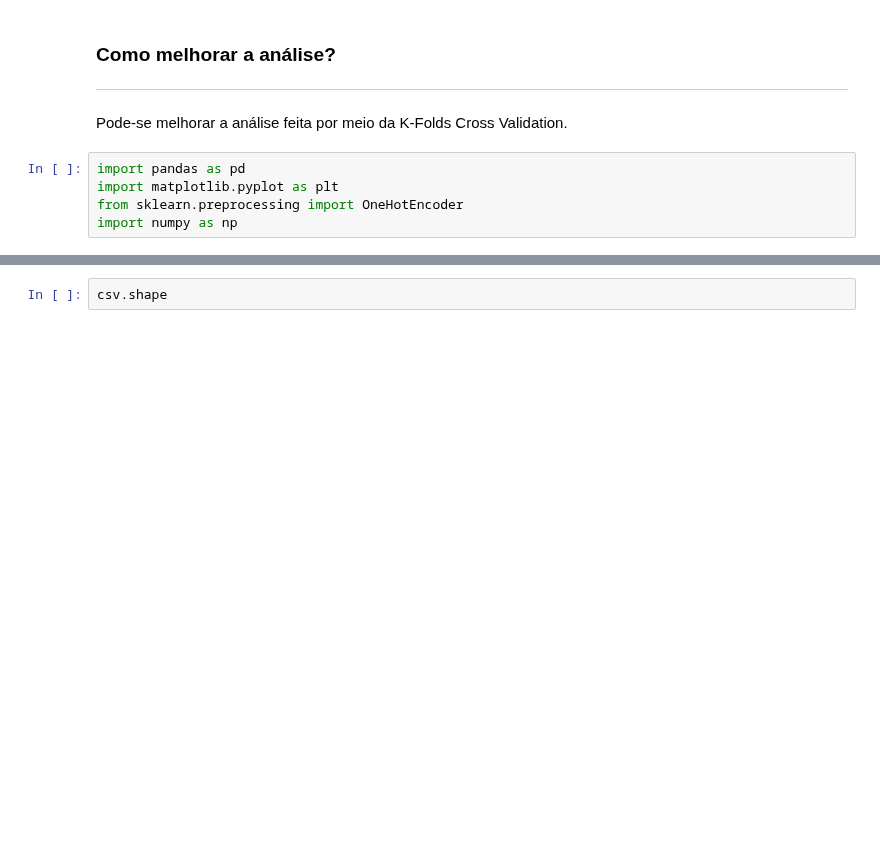
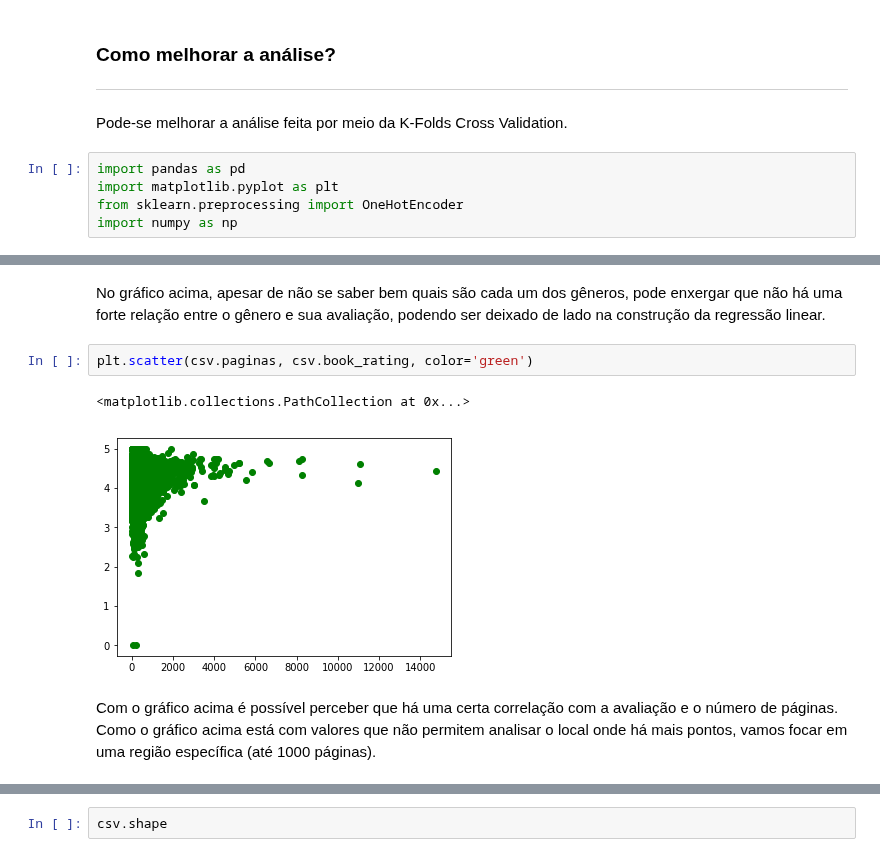
Before and after one commit to PedroHMenezes/PF_Book_rating, a Jupyter notebook: Books.ipynb, the cells around one changed output, grey strips where cells are left out. Cells and saved outputs as stored; diff of their text form; blank space fills up the shorter version.

```diff
--- a/Books.ipynb
+++ b/Books.ipynb
@@ -158,0 +184,9 @@ Name: genero, dtype: int64
+# %% [markdown]
+No gráfico acima, apesar de não se saber bem quais são cada um dos gêneros, pode enxergar que não há uma forte relação entre o gênero e sua avaliação, podendo ser deixado de lado na construção da regressão linear.
+# %%
+plt.scatter(csv.paginas, csv.book_rating, color='green')
+# %% [output]
+<matplotlib.collections.PathCollection at 0x...>
+[figure, added]
+# %% [markdown]
+Com o gráfico acima é possível perceber que há uma certa correlação com a avaliação e o número de páginas. Como o gráfico acima está com valores que não permitem analisar o local onde há mais pontos, vamos focar em uma região específica (até 1000 páginas).
```
Also changed, not shown: parts of 31 cells of this notebook.
